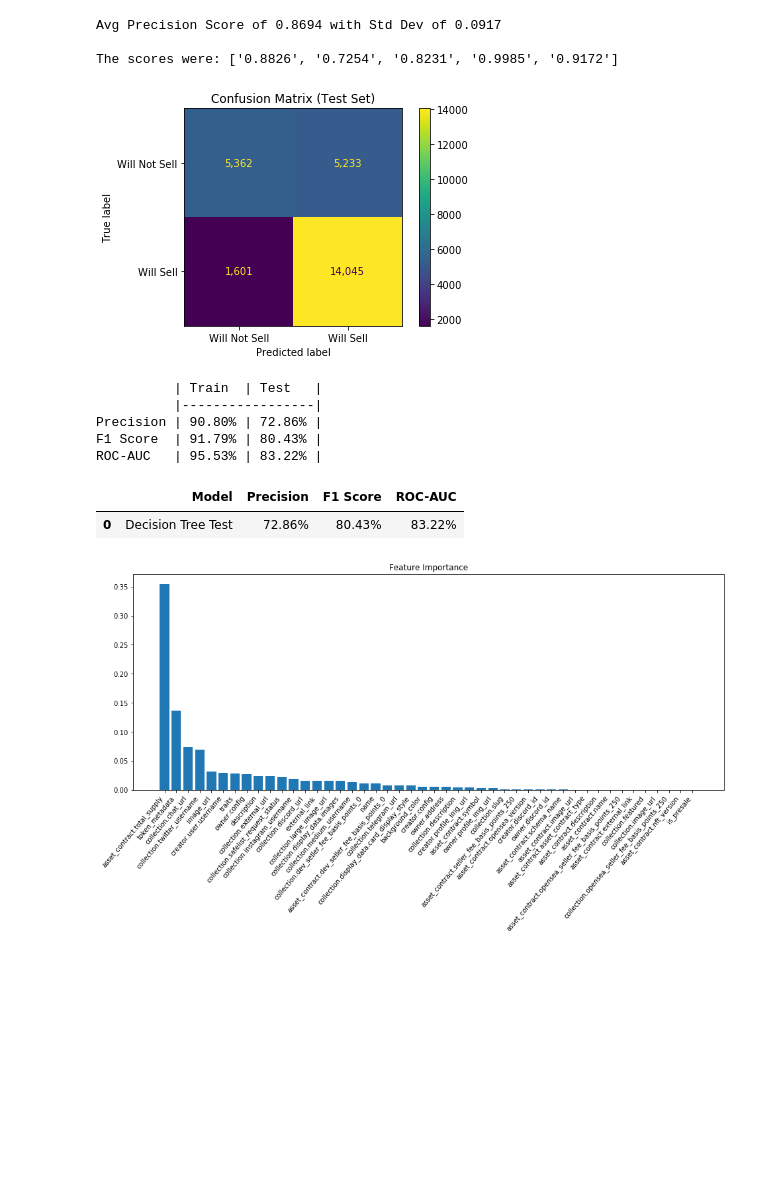
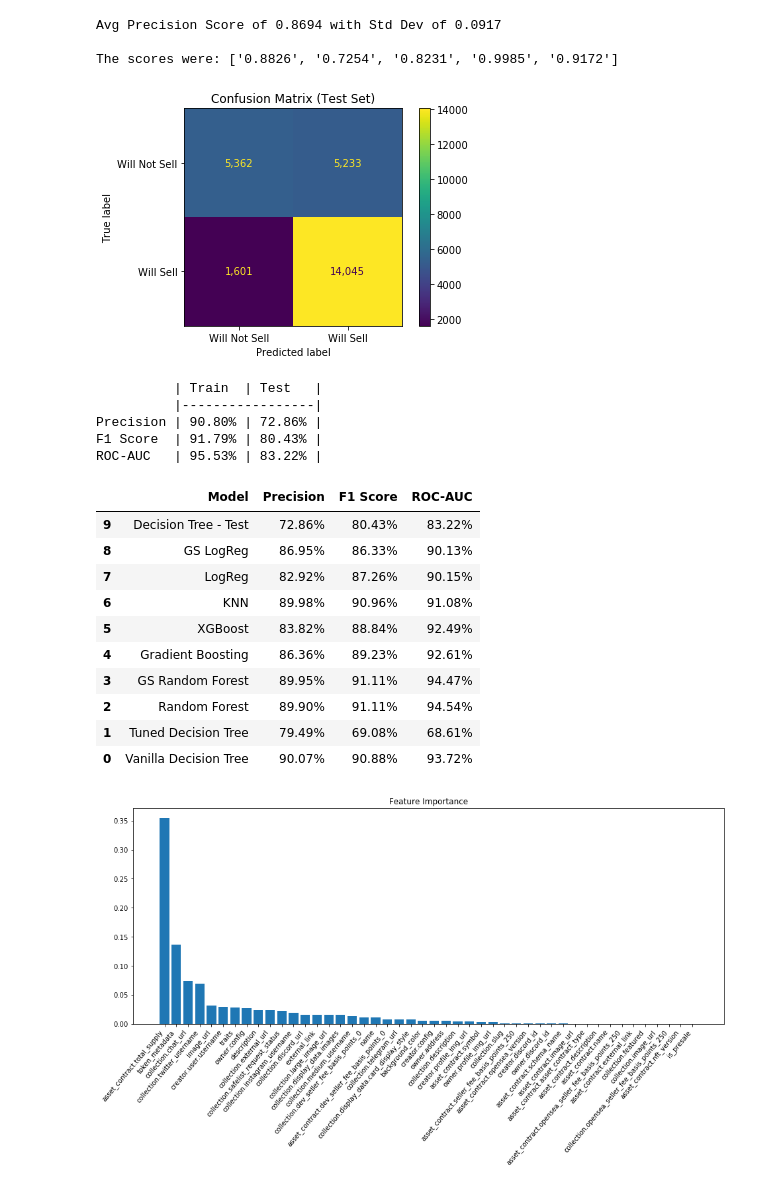
Before and after one commit to shawnjohnsamuel/nft-sale-prediction, a Jupyter notebook: project-notebook.ipynb, the cells around one changed output. Saved outputs shown, nothing was run; the diff lists cells and outputs as text; code cells hidden in the pictures; blank space fills up the shorter version.

```diff
--- a/project-notebook.ipynb
+++ b/project-notebook.ipynb
@@ -896,16 +879,25 @@ Avg Precision Score of 0.8694 with Std Dev of 0.0917
 
 The scores were: ['0.8826', '0.7254', '0.8231', '0.9985', '0.9172']
 # %%
-sjs.evaluate('Decision Tree Test', dt3, X, X_test_new, y, y_test_new, use_decision_function='no')
+sjs.evaluate('Decision Tree - Test', dt3, X, X_test_new, y, y_test_new, use_decision_function='no')
 # %% [output]
 [figure]
           | Train  | Test   |
           |-----------------|
 Precision | 90.80% | 72.86% |
 F1 Score  | 91.79% | 80.43% |
 ROC-AUC   | 95.53% | 83.22% |
 |  | Model | Precision | F1 Score | ROC-AUC |
-| 0 | Decision Tree Test | 72.86% | 80.43% | 83.22% |
+| 9 | Decision Tree - Test | 72.86% | 80.43% | 83.22% |
+| 8 | GS LogReg | 86.95% | 86.33% | 90.13% |
+| 7 | LogReg | 82.92% | 87.26% | 90.15% |
+| 6 | KNN | 89.98% | 90.96% | 91.08% |
+| 5 | XGBoost | 83.82% | 88.84% | 92.49% |
+| 4 | Gradient Boosting | 86.36% | 89.23% | 92.61% |
+| 3 | GS Random Forest | 89.95% | 91.11% | 94.47% |
+| 2 | Random Forest | 89.90% | 91.11% | 94.54% |
+| 1 | Tuned Decision Tree | 79.49% | 69.08% | 68.61% |
+| 0 | Vanilla Decision Tree | 90.07% | 90.88% | 93.72% |
 # %%
 sjs.plot_feature_imp(dt3, X)
 # %% [output]
```
Also changed, not shown: parts of 25 cells of this notebook.
